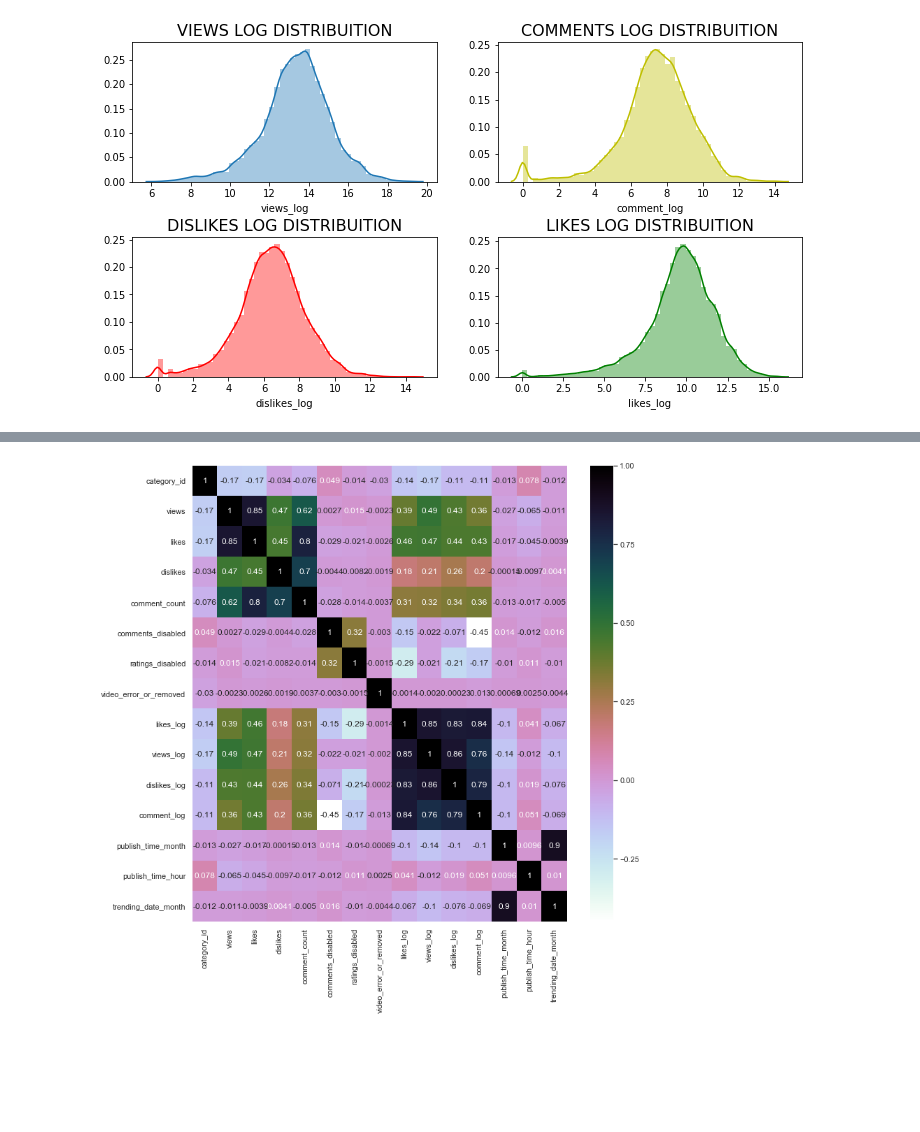
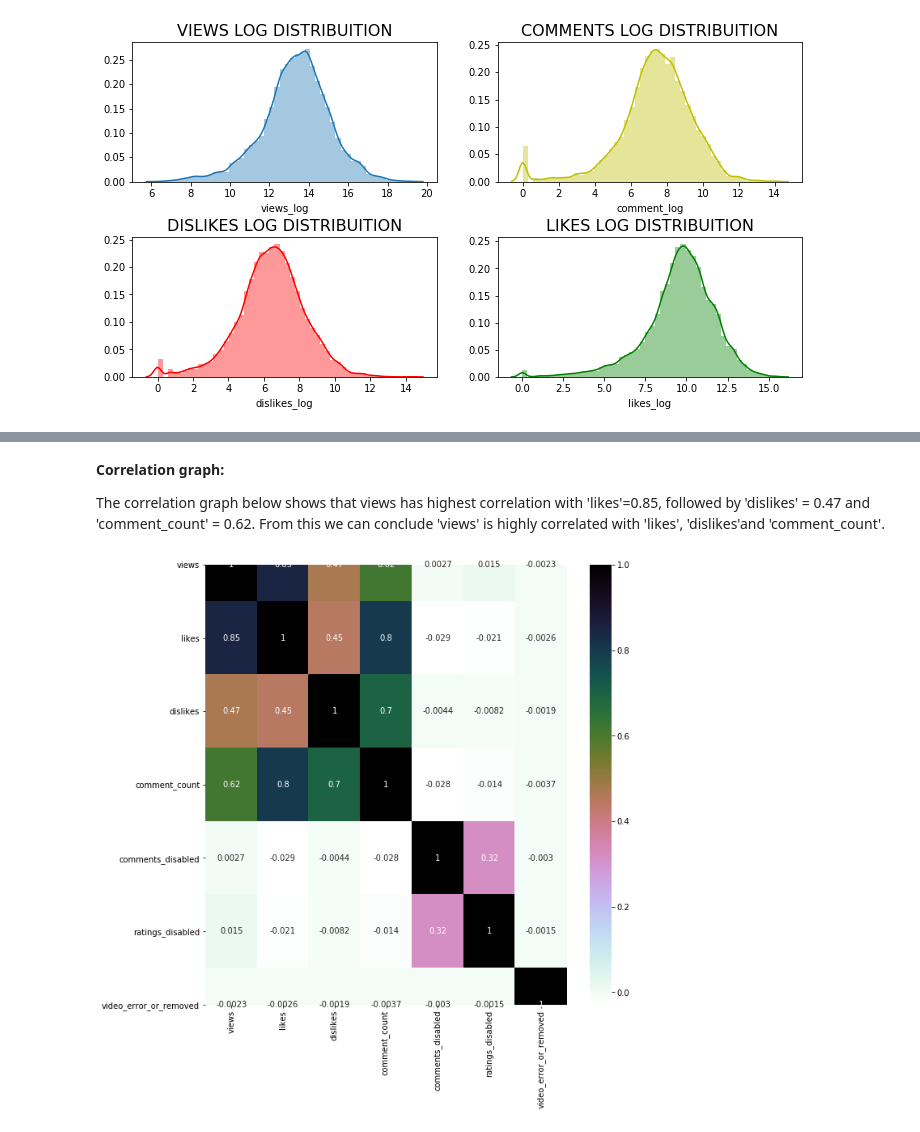
Before and after one commit to avijitj-hub/KDD-Project, a Jupyter notebook: Project - Deliverable 3.ipynb, the cells around one changed output, grey strips where cells are left out. Cells and saved outputs as stored; diff of their text form; code cells hidden in the pictures; blank space fills up the shorter version.

```diff
--- a/Project - Deliverable 3.ipynb
+++ b/Project - Deliverable 3.ipynb
@@ -222,22 +218,3 @@ plt.subplots_adjust(wspace = 0.2, hspace = 0.4,top = 0.9)
 plt.show()
 # %% [output]
 [figure]
-# %%
-USvideo['category_name'] = np.nan
-
-USvideo.loc[(USvideo["category_id"] == 1),"category_name"] = 'Film and Animation'
-USvideo.loc[(USvideo["category_id"] == 2),"category_name"] = 'Cars and Vehicles'
-USvideo.loc[(USvideo["category_id"] == 10),"category_name"] = 'Music'
-USvideo.loc[(USvideo["category_id"] == 15),"category_name"] = 'Pets and Animals'
-USvideo.loc[(USvideo["category_id"] == 17),"category_name"] = 'Sport'
-USvideo.loc[(USvideo["category_id"] == 19),"category_name"] = 'Travel and Events'
-USvideo.loc[(USvideo["category_id"] == 20),"category_name"] = 'Gaming'
-USvideo.loc[(USvideo["category_id"] == 22),"category_name"] = 'People and Blogs'
-USvideo.loc[(USvideo["category_id"] == 23),"category_name"] = 'Comedy'
-USvideo.loc[(USvideo["category_id"] == 24),"category_name"] = 'Entertainment'
-USvideo.loc[(USvideo["category_id"] == 25),"category_name"] = 'News and Politics'
-USvideo.loc[(USvideo["category_id"] == 26),"category_name"] = 'How to and Style'
-USvideo.loc[(USvideo["category_id"] == 27),"category_name"] = 'Education'
-USvideo.loc[(USvideo["category_id"] == 28),"category_name"] = 'Science and Technology'
-USvideo.loc[(USvideo["category_id"] == 29),"category_name"] = 'Non Profits and Activism'
-USvideo.loc[(USvideo["category_id"] == 25),"category_name"] = 'News & Politics'
@@ -374,6 +340,8 @@ plt.show()
 # %%
-bins = [0,100000, 200000, 300000,400000, 1000000, 2000000, 5000000, 100000000]
-USvideo['biningC'] = pd.cut(USvideo['views'], bins)
+bins = [0, 100000, 200000, 300000, 400000, 1000000, 2000000, 5000000, 100000000]
+group_names = ['< 100000', '< 200000','< 300000' , '< 400000', '< 1000000', '< 2000000', '< 5000000', '< 100000000']
+USvideo['biningC'] = pd.cut(USvideo['views'], bins, labels=group_names)
 print(USvideo.groupby('biningC').size())
+USvideo.head()
 # %% [output]
 biningC
@@ -409,0 +403,7 @@ USvideo.head(20)
+# %%
+USvideo_df = pd.DataFrame(USvideo)
+# %%
+USvideo_df.drop(['video_id', 'category_id', 'likes_log',
+       'views_log', 'dislikes_log', 'comment_log', 'publish_time_month',
+       'publish_time_hour', 'trending_date_month'], axis=1, inplace=True)
+USvideo_df.head()
@@ -410,6 +417,11 @@ USvideo.head(20)
+# %% [markdown]
+__Correlation graph:__
+
+
+The correlation graph below shows that views has highest correlation with 'likes'=0.85, followed by 'dislikes' = 0.47 and 'comment_count' = 0.62. From this we can conclude 'views' is highly correlated with 'likes', 'dislikes'and 'comment_count'.
 # %%
-plt.figure(figsize=(12,12))
-sns.heatmap(USvideo.corr(),annot=True,cmap='cubehelix_r')#draws heatmap with input as the correlation matrix calculated by (iris_data.corr())
+plt.figure(figsize=(10,10))
+sns.heatmap(USvideo_df.corr(),annot=True,cmap='cubehelix_r')
 plt.show()
 # %% [output]
-[figure, old version]
+[figure, new version]
```
Also changed, not shown: parts of 34 cells of this notebook.
